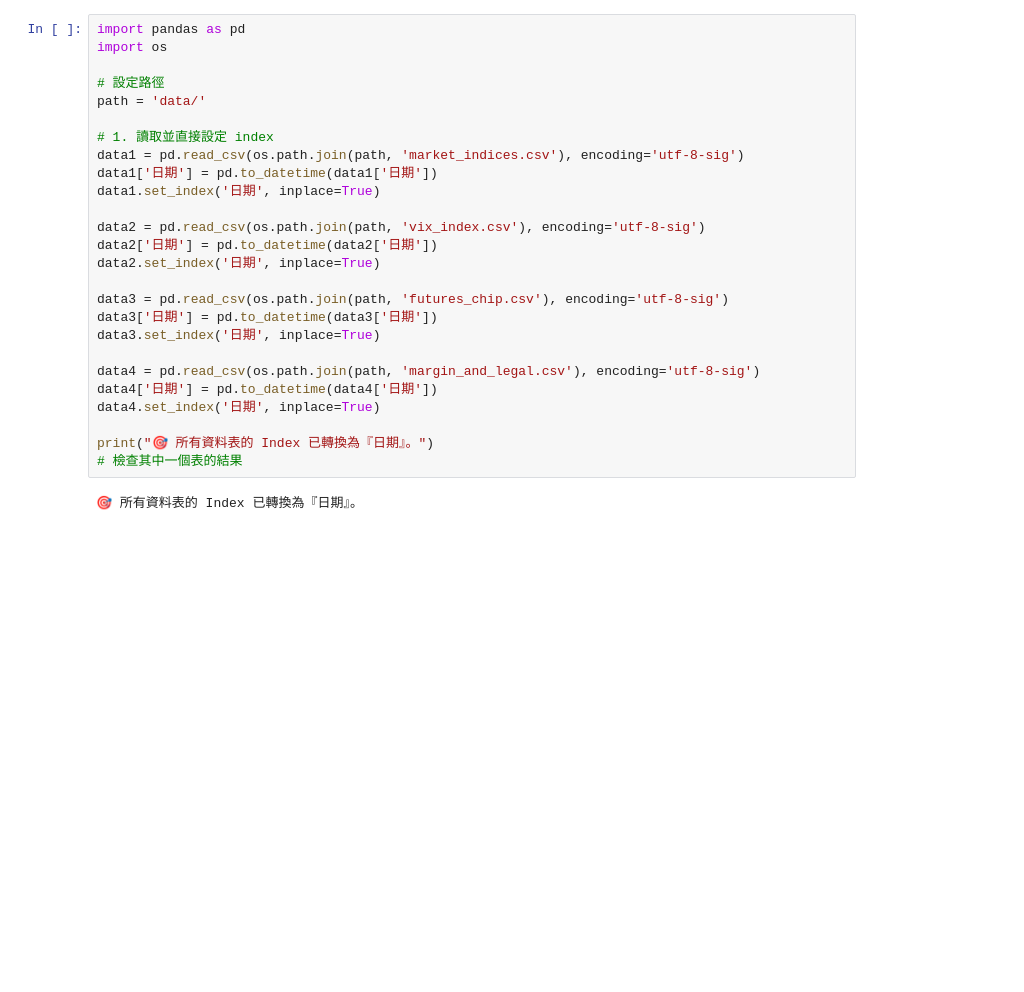
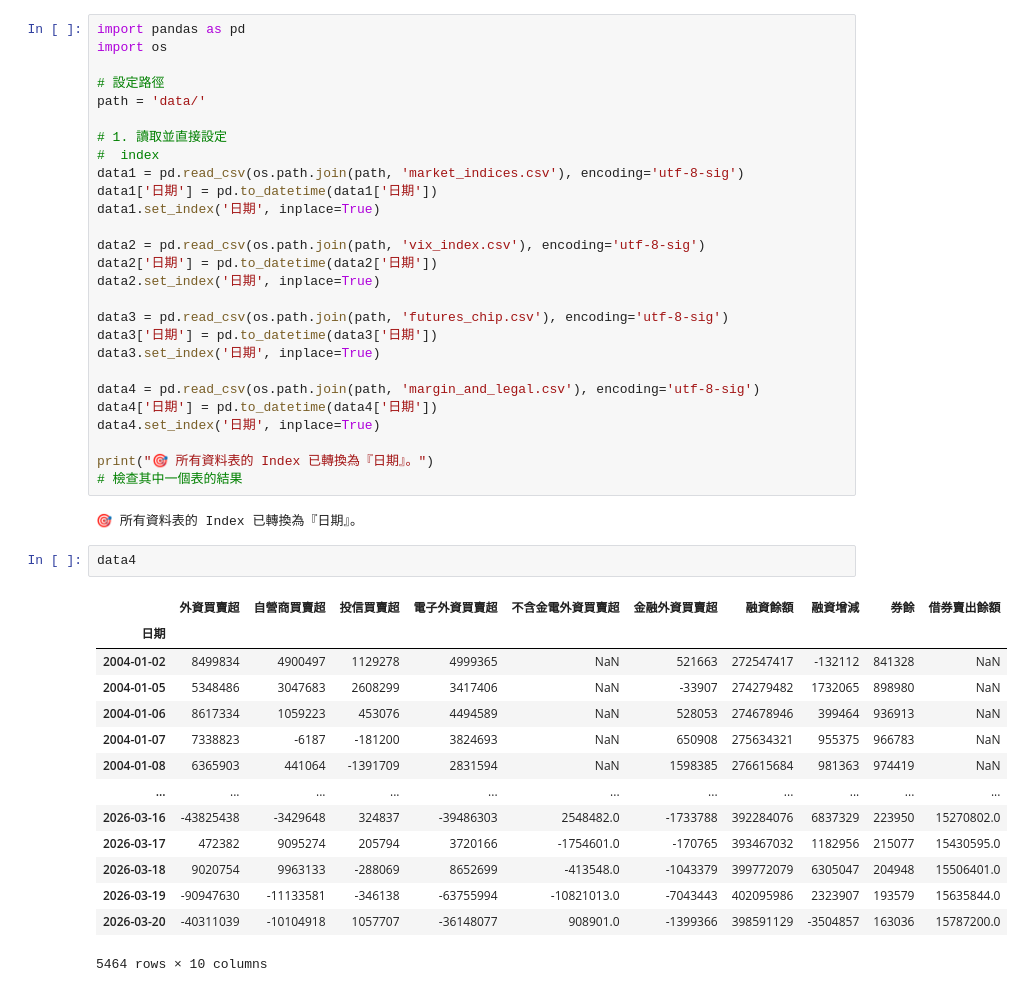
Before and after one commit to alfred0630/MIS, a Jupyter notebook: dev.ipynb, the cells around one changed output. Cells and saved outputs as stored; diff of their text form; blank space fills up the shorter version.

```diff
--- a/dev.ipynb
+++ b/dev.ipynb
@@ -10,7 +19,8 @@ import os
 # 設定路徑
 path = 'data/'
 
-# 1. 讀取並直接設定 index
+# 1. 讀取並直接設定
+#  index
 data1 = pd.read_csv(os.path.join(path, 'market_indices.csv'), encoding='utf-8-sig')
 data1['日期'] = pd.to_datetime(data1['日期'])
 data1.set_index('日期', inplace=True)
@@ -31,4 +41,21 @@ print("🎯 所有資料表的 Index 已轉換為『日期』。")
 # 檢查其中一個表的結果
 # %% [output]
 🎯 所有資料表的 Index 已轉換為『日期』。
+# %%
+data4
+# %% [output]
+|  | 外資買賣超 | 自營商買賣超 | 投信買賣超 | 電子外資買賣超 | 不含金電外資買賣超 | 金融外資買賣超 | 融資餘額 | 融資增減 | 券餘 | 借券賣出餘額 |
+| 日期 |  |  |  |  |  |  |  |  |  |  |
+| 2004-01-02 | 8499834 | 4900497 | 1129278 | 4999365 | NaN | 521663 | 272547417 | -132112 | 841328 | NaN |
+| 2004-01-05 | 5348486 | 3047683 | 2608299 | 3417406 | NaN | -33907 | 274279482 | 1732065 | 898980 | NaN |
+| 2004-01-06 | 8617334 | 1059223 | 453076 | 4494589 | NaN | 528053 | 274678946 | 399464 | 936913 | NaN |
+| 2004-01-07 | 7338823 | -6187 | -181200 | 3824693 | NaN | 650908 | 275634321 | 955375 | 966783 | NaN |
+| 2004-01-08 | 6365903 | 441064 | -1391709 | 2831594 | NaN | 1598385 | 276615684 | 981363 | 974419 | NaN |
+| ... | ... | ... | ... | ... | ... | ... | ... | ... | ... | ... |
+| 2026-03-16 | -43825438 | -3429648 | 324837 | -39486303 | 2548482.0 | -1733788 | 392284076 | 6837329 | 223950 | 15270802.0 |
+| 2026-03-17 | 472382 | 9095274 | 205794 | 3720166 | -1754601.0 | -170765 | 393467032 | 1182956 | 215077 | 15430595.0 |
+| 2026-03-18 | 9020754 | 9963133 | -288069 | 8652699 | -413548.0 | -1043379 | 399772079 | 6305047 | 204948 | 15506401.0 |
+| 2026-03-19 | -90947630 | -11133581 | -346138 | -63755994 | -10821013.0 | -7043443 | 402095986 | 2323907 | 193579 | 15635844.0 |
+| 2026-03-20 | -40311039 | -10104918 | 1057707 | -36148077 | 908901.0 | -1399366 | 398591129 | -3504857 | 163036 | 15787200.0 |
+5464 rows × 10 columns
 # %%
```
Also changed, not shown: parts of 18 cells of this notebook, 6 other files.
